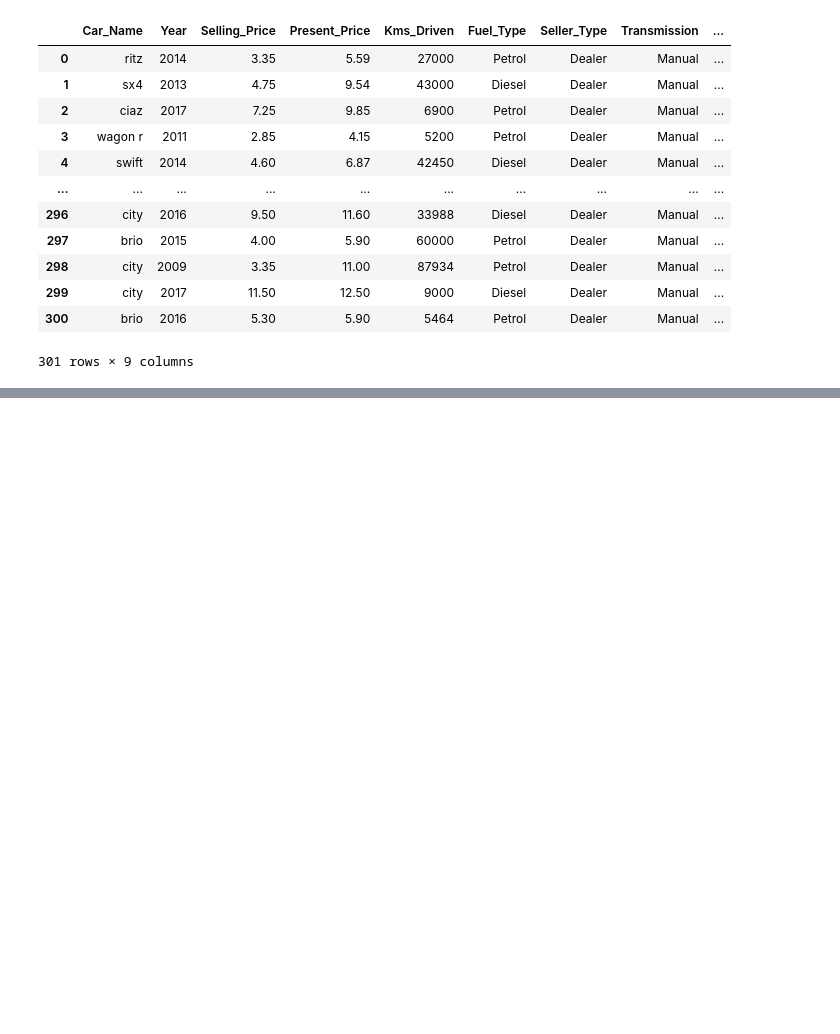
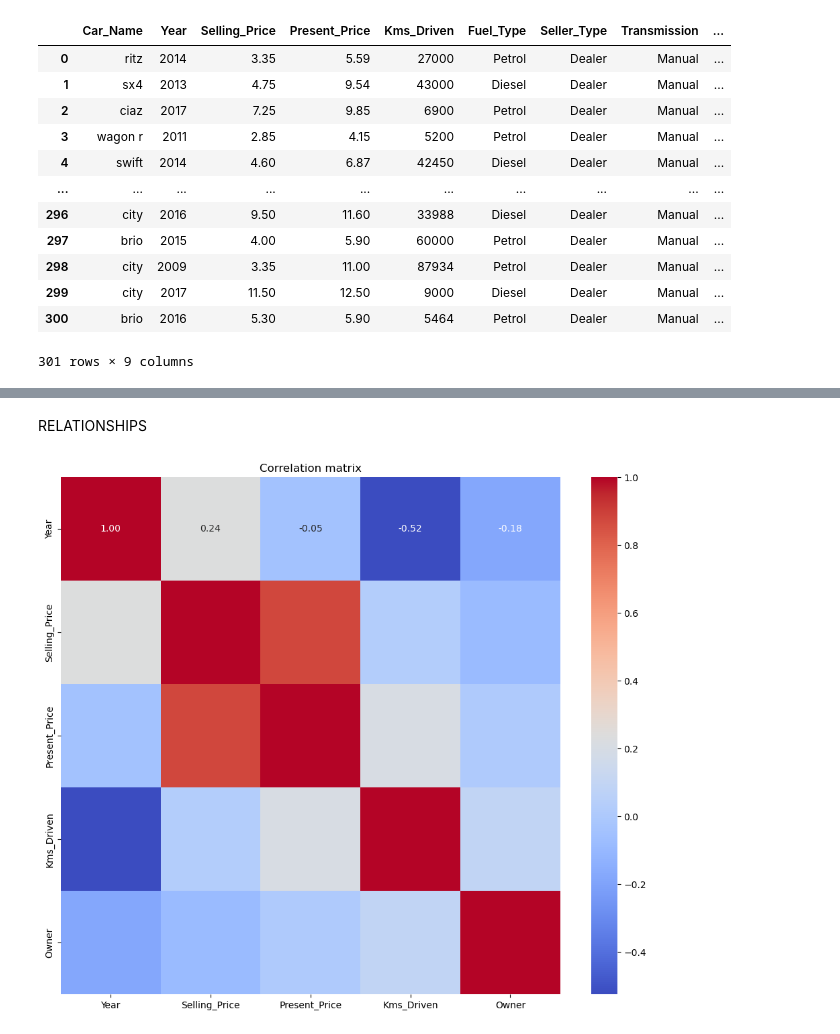
Before and after one commit to anitajn86/Car_analysis, a Jupyter notebook: car_analysis.ipynb, the cells around one changed output, grey strips where cells are left out. Drawn from its saved outputs; the diff is of its cells as text; code cells hidden in the pictures; blank space fills up the shorter version.

```diff
--- a/car_analysis.ipynb
+++ b/car_analysis.ipynb
@@ -21,0 +125,12 @@ cars
+# %% [markdown]
+RELATIONSHIPS
+# %%
+#CONTINUOUS TO CONTINUOUS
+#Using a correlation matrix
+corr_matrix=continuousData.corr()
+plt.figure(figsize=(12,10))
+sb.heatmap(corr_matrix, cmap='coolwarm', annot=True, fmt=".2f")
+plt.title('Correlation matrix')
+plt.show()
+# %% [output]
+[figure, added]
```
Also changed, not shown: parts of 29 cells of this notebook.
